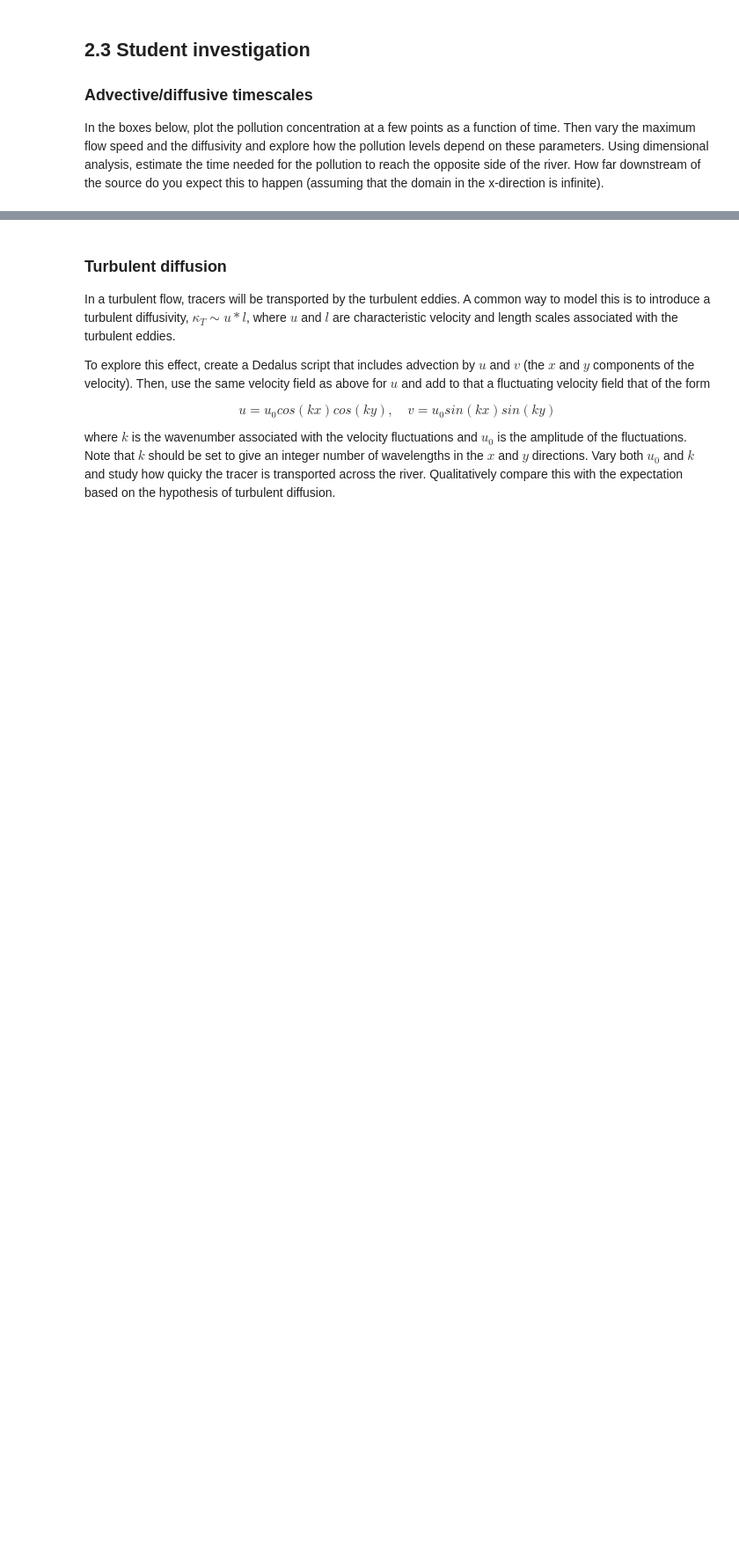
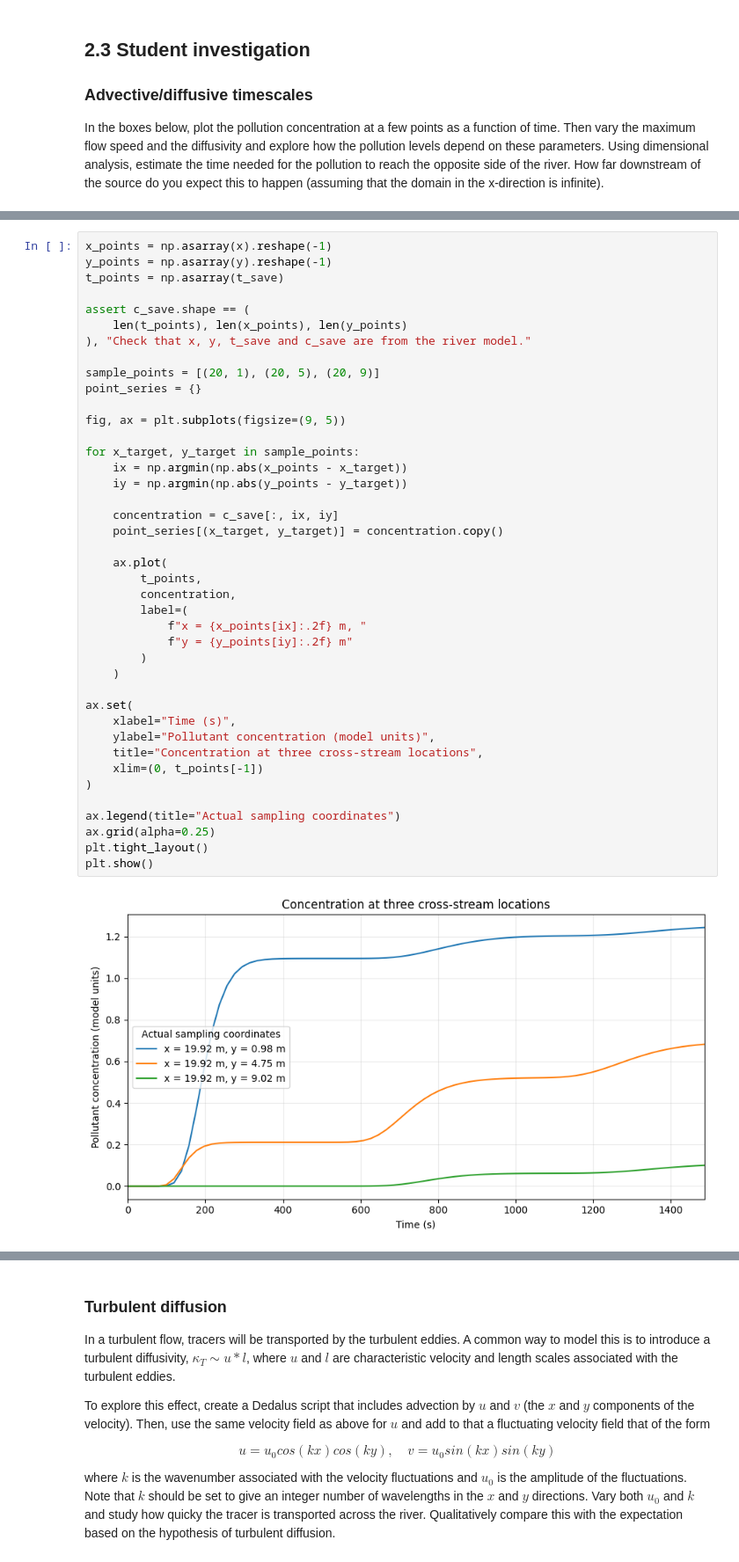
Before and after one commit to OsmanthusLiu/qces, a Jupyter notebook: Project2_transport.ipynb, the cells around one changed output, grey strips where cells are left out. Shown at 88% size. Cells and saved outputs as stored; diff of their text form; blank space fills up the shorter version.

```diff
--- a/Project2_transport.ipynb
+++ b/Project2_transport.ipynb
@@ -544,0 +1297,43 @@ ADD DISCUSSION HERE
+# %%
+x_points = np.asarray(x).reshape(-1)
+y_points = np.asarray(y).reshape(-1)
+t_points = np.asarray(t_save)
+
+assert c_save.shape == (
+    len(t_points), len(x_points), len(y_points)
+), "Check that x, y, t_save and c_save are from the river model."
+
+sample_points = [(20, 1), (20, 5), (20, 9)]
+point_series = {}
+
+fig, ax = plt.subplots(figsize=(9, 5))
+
+for x_target, y_target in sample_points:
+    ix = np.argmin(np.abs(x_points - x_target))
+    iy = np.argmin(np.abs(y_points - y_target))
+
+    concentration = c_save[:, ix, iy]
+    point_series[(x_target, y_target)] = concentration.copy()
+
+    ax.plot(
+        t_points,
+        concentration,
+        label=(
+            f"x = {x_points[ix]:.2f} m, "
+            f"y = {y_points[iy]:.2f} m"
+        )
+    )
+
+ax.set(
+    xlabel="Time (s)",
+    ylabel="Pollutant concentration (model units)",
+    title="Concentration at three cross-stream locations",
+    xlim=(0, t_points[-1])
+)
+
+ax.legend(title="Actual sampling coordinates")
+ax.grid(alpha=0.25)
+plt.tight_layout()
+plt.show()
+# %% [output]
+[figure, added]
```
Also changed, not shown: parts of 52 cells of this notebook.
